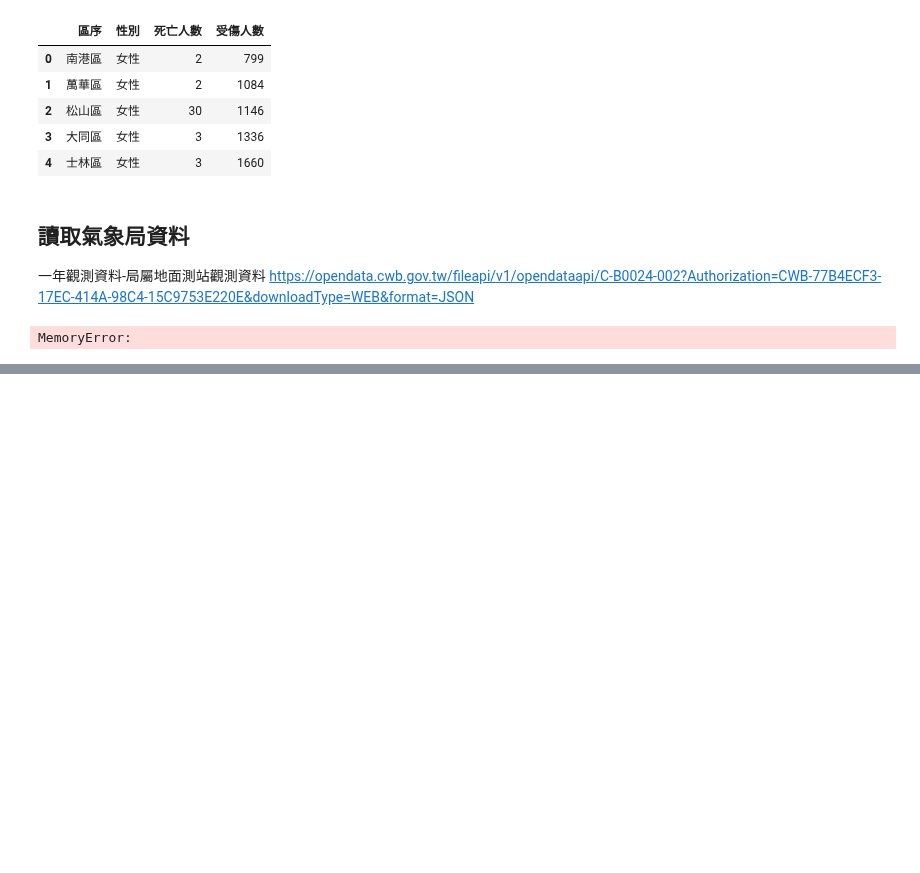
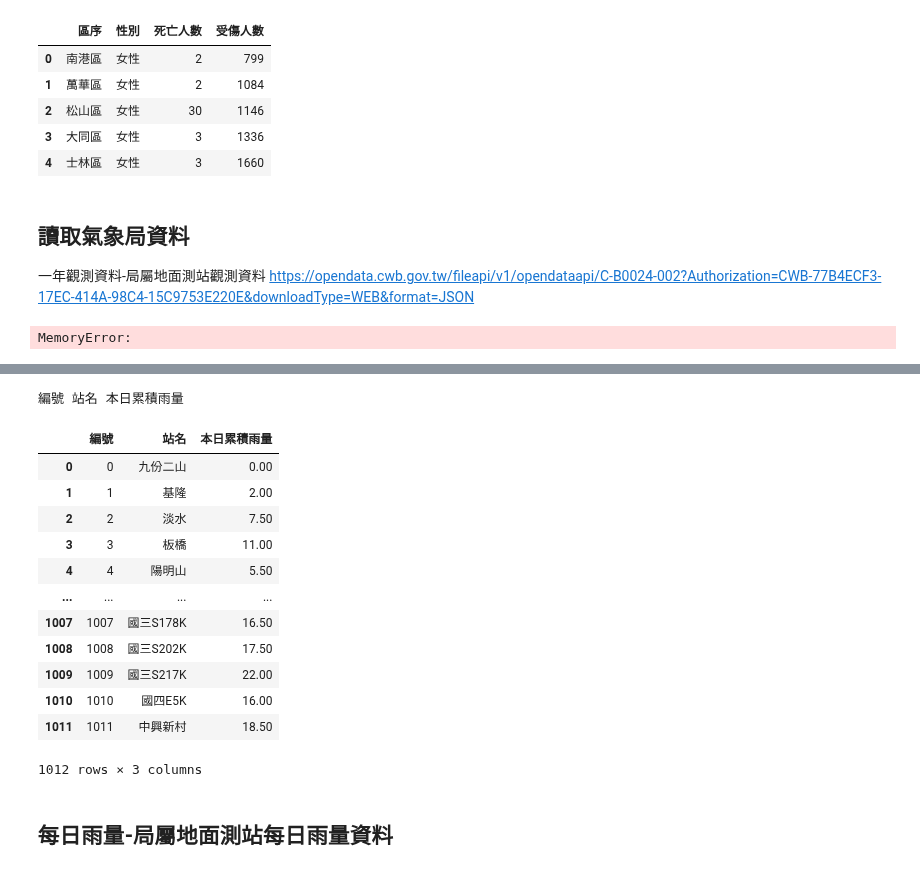
Before and after one commit to jiangsir/PythonBasic, a Jupyter notebook: Pandas基礎用法.ipynb, the cells around one changed output, grey strips where cells are left out. Cells and saved outputs as stored; diff of their text form; code cells hidden in the pictures; blank space fills up the shorter version.

```diff
--- a/Pandas基礎用法.ipynb
+++ b/Pandas基礎用法.ipynb
@@ -793,0 +807,19 @@ MemoryError:
+# %%
+#C-B0024-002.json
+import pandas as pd
+import os, json
+## C:\Users\user\Downloads
+
+#filename = os.path.join("C:/", "Users", "user", "Downloads", 'C-B0024-002.json')
+filename = os.path.join("D:/", "Download", 'C-B0025-002', 'dy_Report_2019.json')
+
+#filename = os.path.join(os.sep, "mnt","d", "Download", 'C-B0025-002', 'dy_Report_2019.json')
+
+with open(filename, 'r', encoding='UTF-8') as f:
+    datas = json.loads(f.read())
+
+locations = datas['cwbdata']['resources'][0]['resource'][0]['data'][0]['surfaceObs'][0]['location']
+
+for index, location in enumerate(locations):
+    stationObsTime = location['stationObsTimes'][0]['stationObsTime']
+    print(index, location['station'][0]['stationName'])
@@ -793,0 +891,41 @@ MemoryError:
+# %%
+#O-A0002-001-自動雨量站-雨量觀測資料.json
+import pandas as pd
+import os, json
+
+#filename = os.path.join("D:/", "Download", 'O-A0002-001-自動雨量站-雨量觀測資料.json')
+filename = os.path.join("datas/", 'O-A0002-001-自動雨量站-雨量觀測資料.json')
+
+with open(filename, 'r', encoding='UTF-8') as f:
+    datas = json.loads(f.read())
+
+locations = datas['cwbopendata']['location']
+
+print('編號', '站名', '本日累積雨量')
+dict = {'編號':[], '站名':[], '本日累積雨量':[]}
+for index, location in enumerate(locations):
+    dict['編號'].append(index)
+    dict['站名'].append(location['locationName'])
+    dict['本日累積雨量'].append(location['weatherElement'][7]['elementValue']['value'])
+
+    # print(index,location['locationName'], location['weatherElement'][7]['elementValue']['value']+' mm')
+
+df = pd.DataFrame(dict)
+display(df)
+# %% [output]
+編號 站名 本日累積雨量
+|  | 編號 | 站名 | 本日累積雨量 |
+| 0 | 0 | 九份二山 | 0.00 |
+| 1 | 1 | 基隆 | 2.00 |
+| 2 | 2 | 淡水 | 7.50 |
+| 3 | 3 | 板橋 | 11.00 |
+| 4 | 4 | 陽明山 | 5.50 |
+| ... | ... | ... | ... |
+| 1007 | 1007 | 國三S178K | 16.50 |
+| 1008 | 1008 | 國三S202K | 17.50 |
+| 1009 | 1009 | 國三S217K | 22.00 |
+| 1010 | 1010 | 國四E5K | 16.00 |
+| 1011 | 1011 | 中興新村 | 18.50 |
+1012 rows × 3 columns
+# %% [markdown]
+## 每日雨量-局屬地面測站每日雨量資料
```
Also changed, not shown: parts of 6 cells of this notebook, 3 other files.
